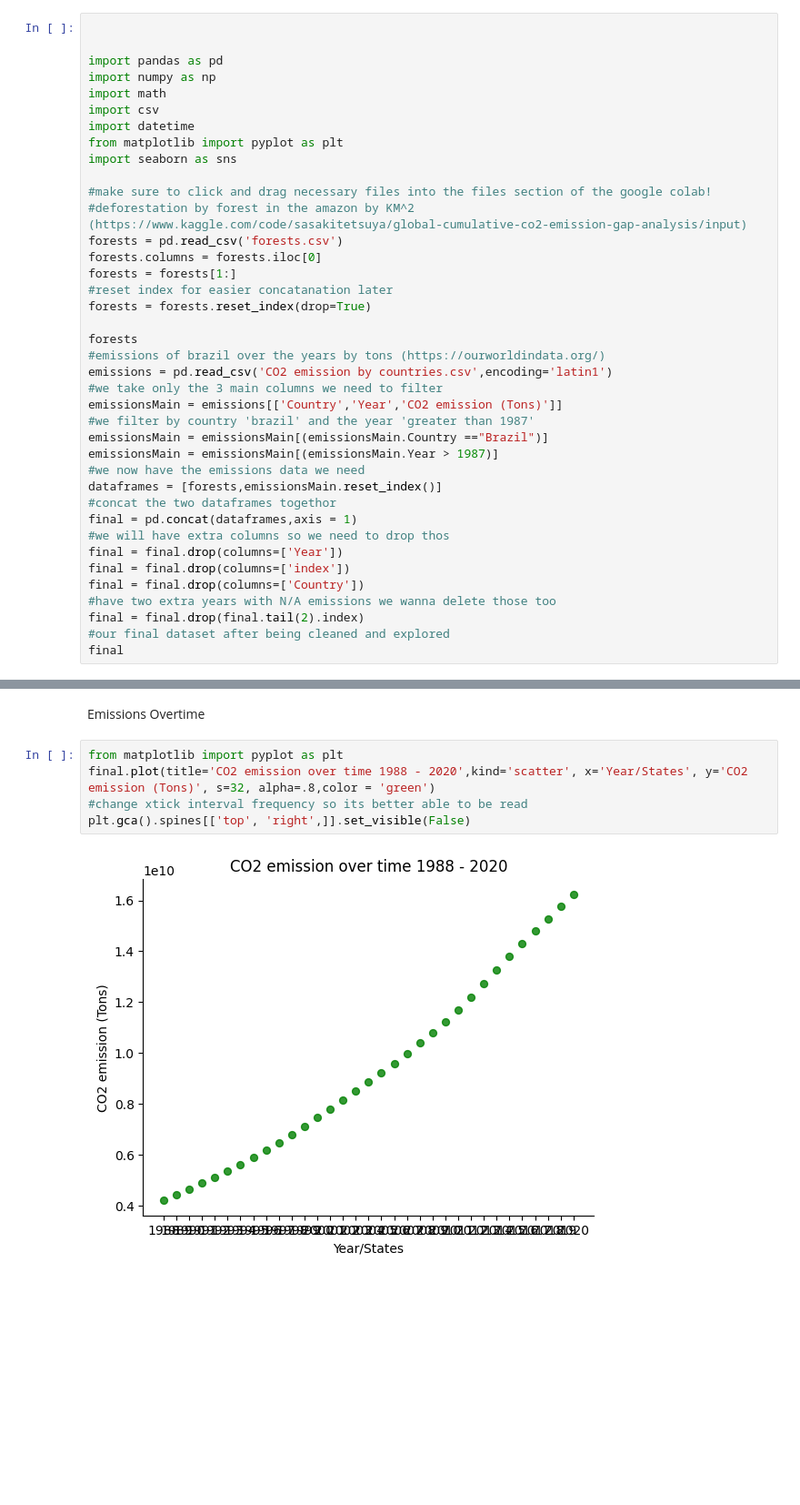
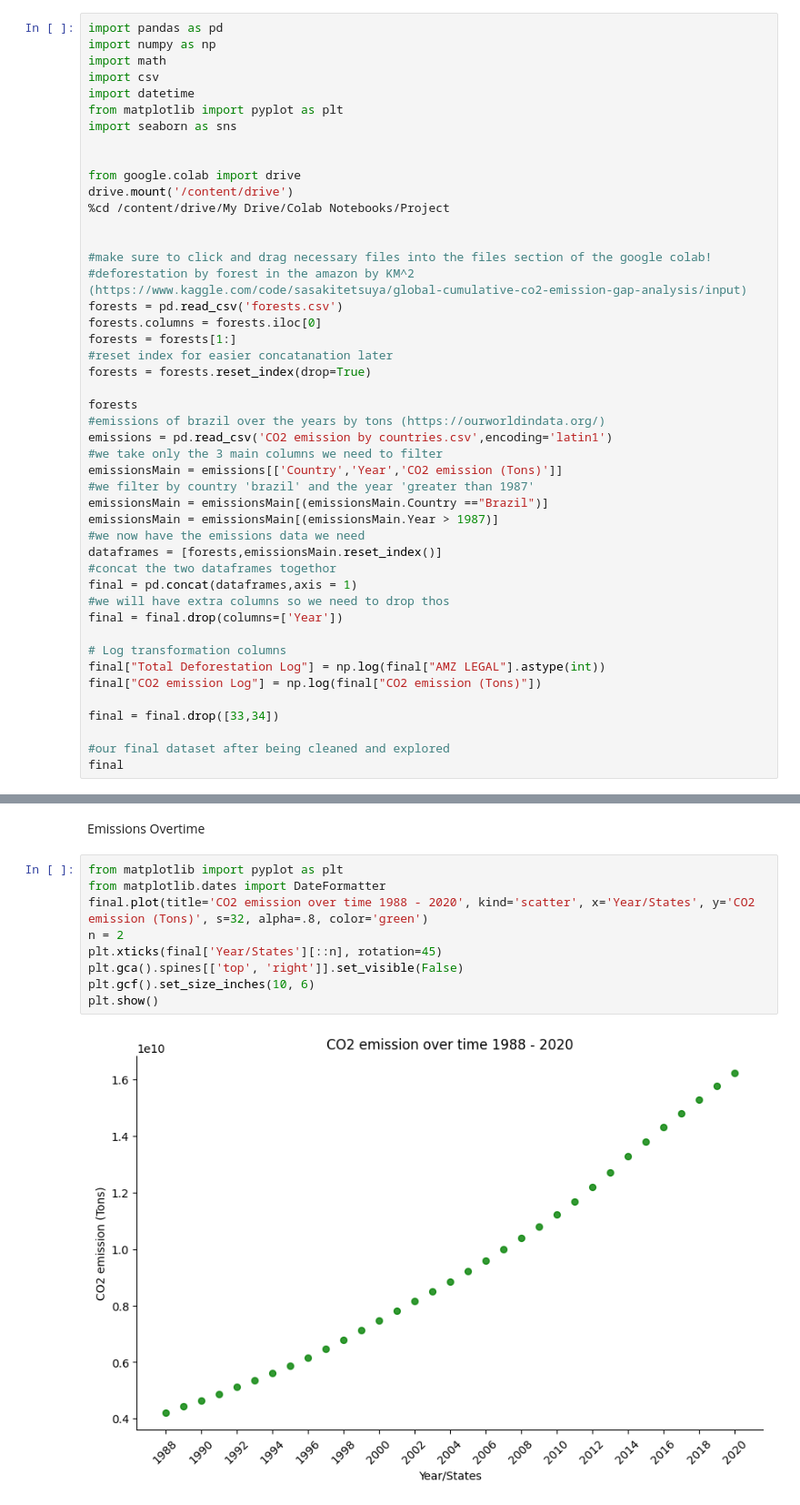
Before and after one commit to Isaac0123/CS418Final, a Jupyter notebook: CS418Analysis.ipynb, the cells around one changed output, grey strips where cells are left out. Shown at 91% size. Cells and saved outputs as stored; diff of their text form; blank space fills up the shorter version.

```diff
--- a/CS418Analysis.ipynb
+++ b/CS418Analysis.ipynb
@@ -3,8 +3,6 @@
 # %% [markdown]
 Data Cleaning and Analysis
 # %%
-
-
 import pandas as pd
 import numpy as np
 import math
@@ -12,6 +10,12 @@ import csv
 import datetime
 from matplotlib import pyplot as plt
 import seaborn as sns
+
+
+from google.colab import drive
+drive.mount('/content/drive')
+%cd /content/drive/My Drive/Colab Notebooks/Project
+
 
 #make sure to click and drag necessary files into the files section of the google colab!
 #deforestation by forest in the amazon by KM^2 (https://www.kaggle.com/code/sasakitetsuya/global-cumulative-co2-emission-gap-analysis/input)
@@ -35,10 +39,13 @@ dataframes = [forests,emissionsMain.reset_index()]
 final = pd.concat(dataframes,axis = 1)
 #we will have extra columns so we need to drop thos
 final = final.drop(columns=['Year'])
-final = final.drop(columns=['index'])
-final = final.drop(columns=['Country'])
-#have two extra years with N/A emissions we wanna delete those too
-final = final.drop(final.tail(2).index)
+
+# Log transformation columns
+final["Total Deforestation Log"] = np.log(final["AMZ LEGAL"].astype(int))
+final["CO2 emission Log"] = np.log(final["CO2 emission (Tons)"])
+
+final = final.drop([33,34])
+
 #our final dataset after being cleaned and explored
 final
 # %% [output]
@@ -63,8 +72,12 @@ final
 Emissions Overtime
 # %%
 from matplotlib import pyplot as plt
-final.plot(title='CO2 emission over time 1988 - 2020',kind='scatter', x='Year/States', y='CO2 emission (Tons)', s=32, alpha=.8,color = 'green')
-#change xtick interval frequency so its better able to be read
-plt.gca().spines[['top', 'right',]].set_visible(False)
+from matplotlib.dates import DateFormatter
+final.plot(title='CO2 emission over time 1988 - 2020', kind='scatter', x='Year/States', y='CO2 emission (Tons)', s=32, alpha=.8, color='green')
+n = 2
+plt.xticks(final['Year/States'][::n], rotation=45)
+plt.gca().spines[['top', 'right']].set_visible(False)
+plt.gcf().set_size_inches(10, 6)
+plt.show()
 # %% [output]
-[figure, old version]
+[figure, new version]
```
Also changed, not shown: parts of 5 cells of this notebook.
